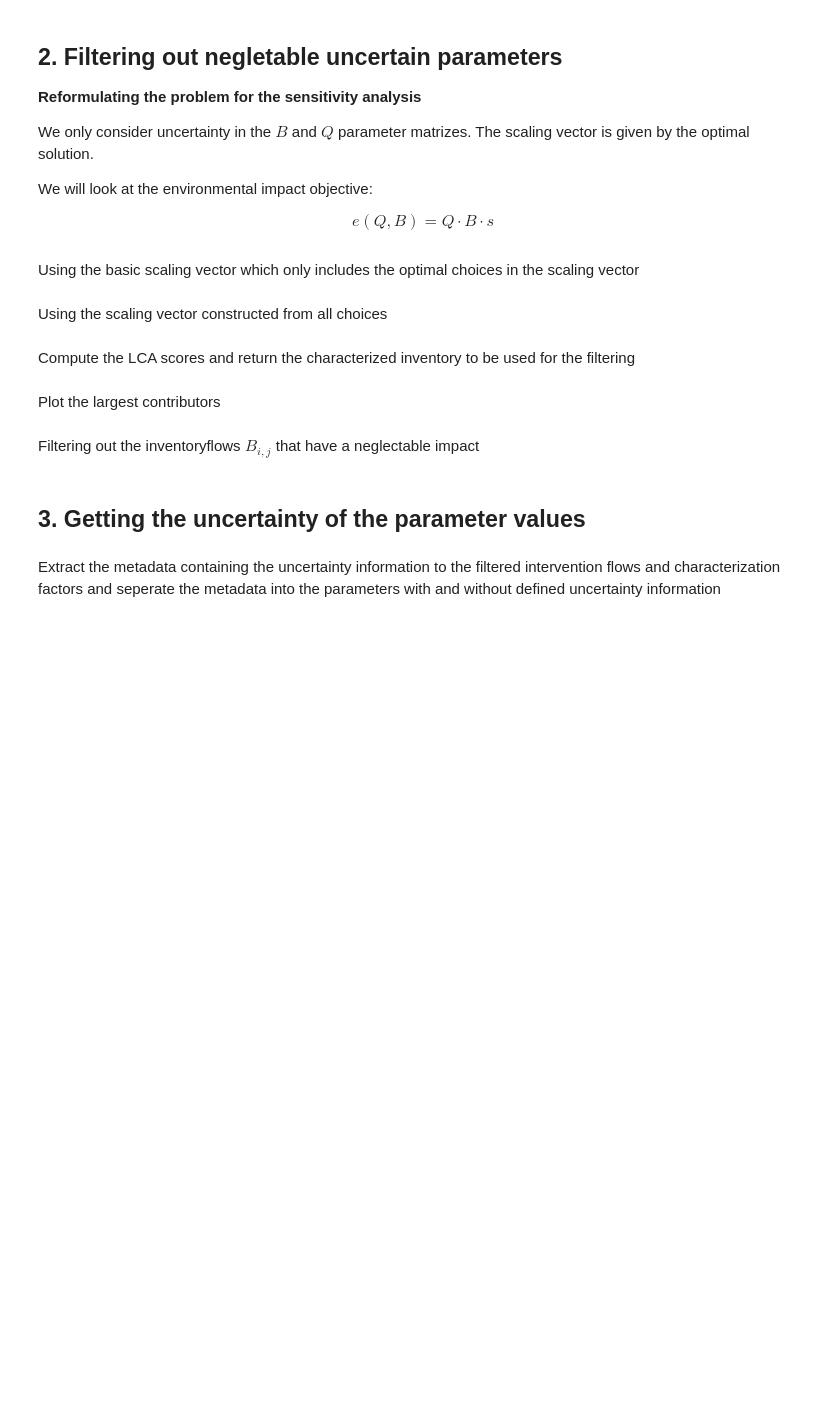
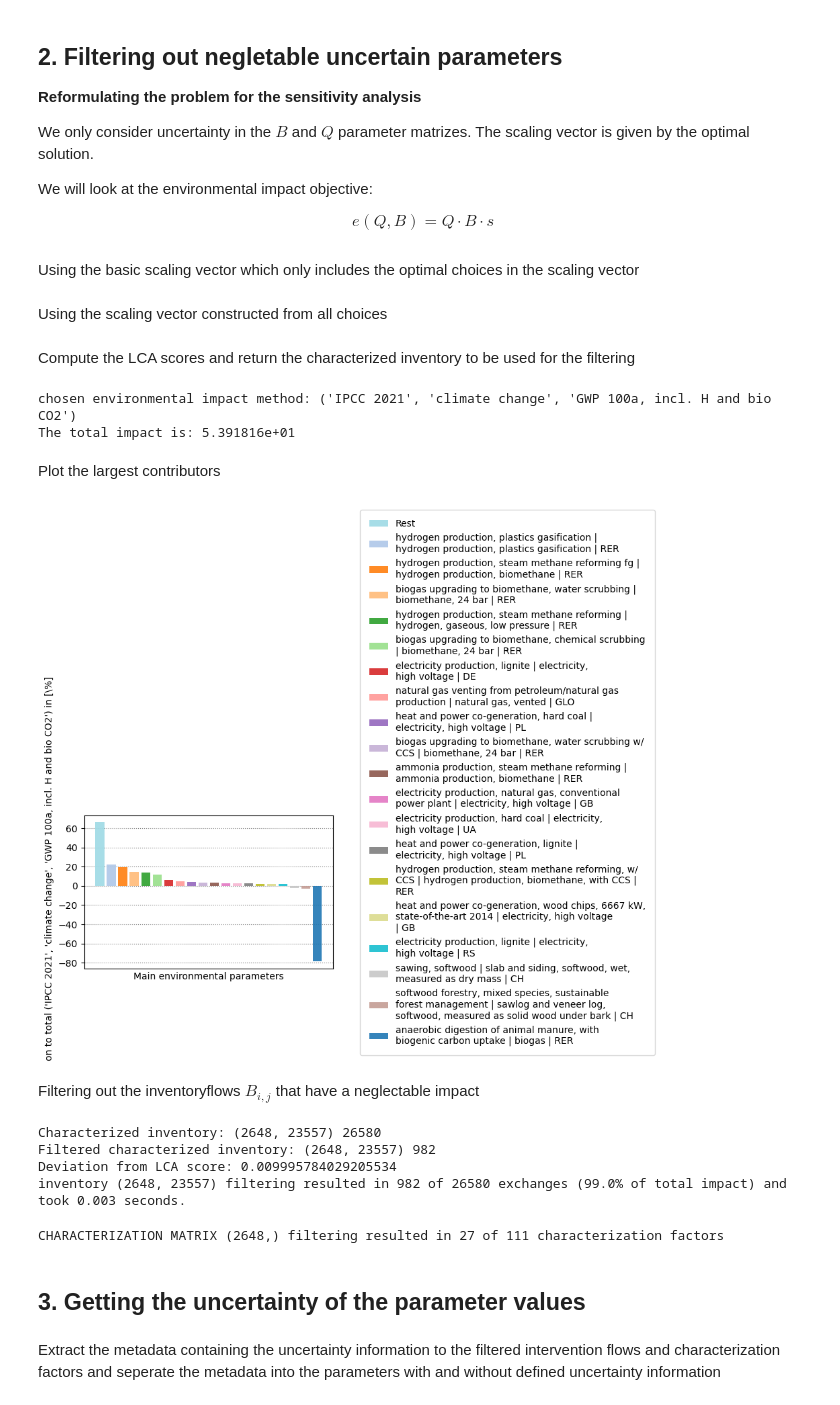
Before and after one commit to flechtenberg/pulpo, a Jupyter notebook: develop_tests/stats_notebook.ipynb, the cells around one changed output. Drawn from its saved outputs; the diff is of its cells as text; code cells hidden in the pictures; blank space fills up the shorter version.

```diff
--- a/develop_tests/stats_notebook.ipynb
+++ b/develop_tests/stats_notebook.ipynb
@@ -64,7 +96,7 @@ paramfilter = pulpostats.ParameterFilter(
     lci_data=case_study.pulpo_worker.lci_data,
     choices = case_study.choices,
     demand = case_study.demand,
-    method = impact_method
+    method = case_study.method
     )
 # %% [markdown]
 Using the basic scaling vector which only includes the optimal choices in the scaling vector
@@ -78,17 +110,29 @@ scaling_vector_series = paramfilter.prepare_sampling(scaling_vector_strategy='co
 Compute the LCA scores and return the characterized inventory to be used for the filtering
 # %%
 lca_score, characterized_inventory = paramfilter.compute_LCI_LCIA(scaling_vector_series)
+# %% [output]
+chosen environmental impact method: ('IPCC 2021', 'climate change', 'GWP 100a, incl. H and bio CO2')
+The total impact is: 5.391816e+01
 # %% [markdown]
 Plot the largest contributors
 # %%
-paramfilter.plot_top_processes(characterized_inventory)
+paramfilter.plot_top_processes(characterized_inventory, top_amount=19)
+# %% [output]
+[figure, added]
 # %% [markdown]
 Filtering out the inventoryflows $B_{i,j}$ that have a neglectable impact
 # %%
 cutoff = 0.00002
 filtered_inventory_indcs = paramfilter.filter_inventoryflows(characterized_inventory, lca_score, cutoff)
+# %% [output]
+Characterized inventory: (2648, 23557) 26580
+Filtered characterized inventory: (2648, 23557) 982
+Deviation from LCA score: 0.009995784029205534
+inventory (2648, 23557) filtering resulted in 982 of 26580 exchanges (99.0% of total impact) and took 0.003 seconds.
 # %%
 filtered_characterization_indcs = paramfilter.filter_characterization_factors(filtered_inventory_indcs)
+# %% [output]
+CHARACTERIZATION MATRIX (2648,) filtering resulted in 27 of 111 characterization factors
 # %% [markdown]
 ## 3. Getting the uncertainty of the parameter values
 # %% [markdown]
```
Also changed, not shown: parts of 4 cells of this notebook, 1 other file.
